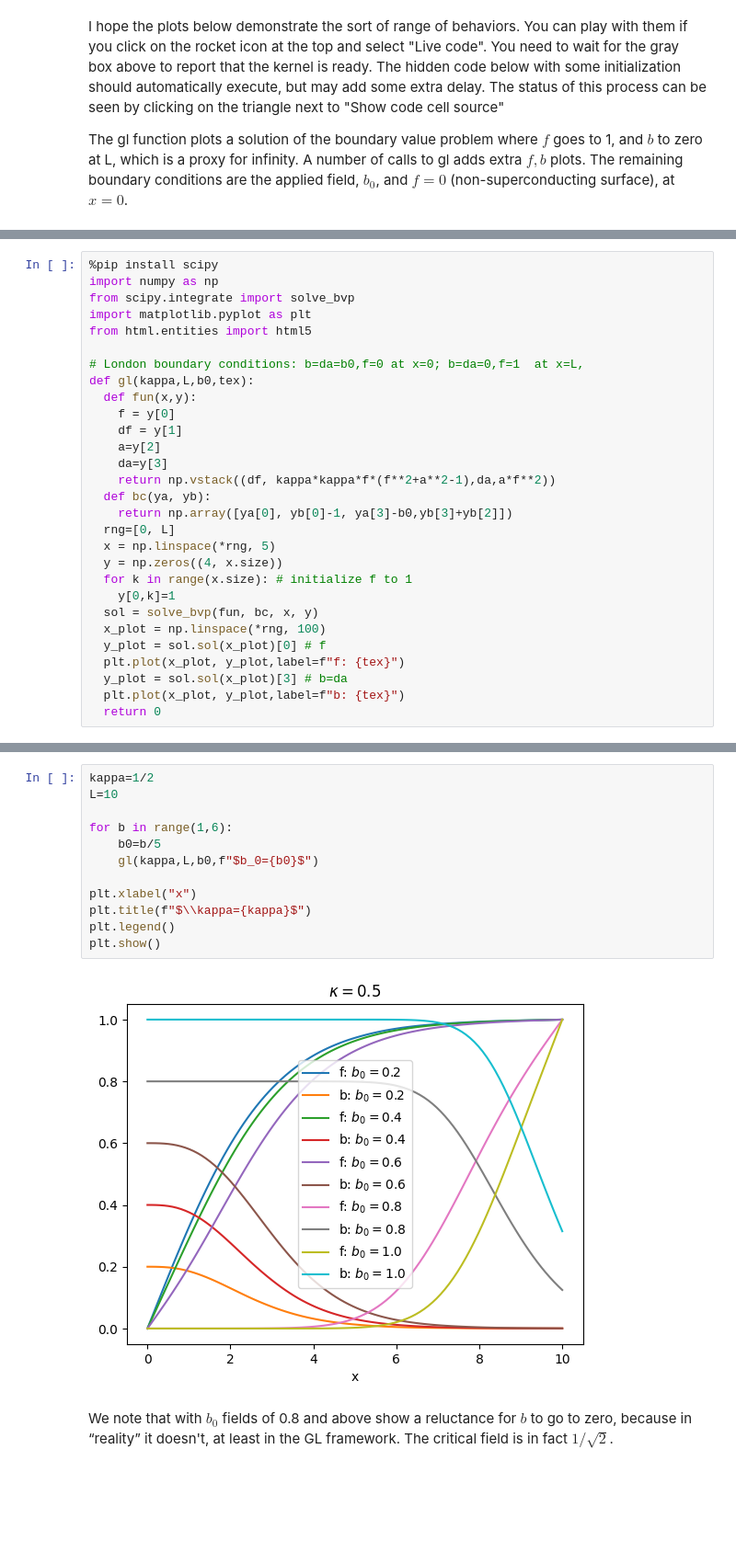
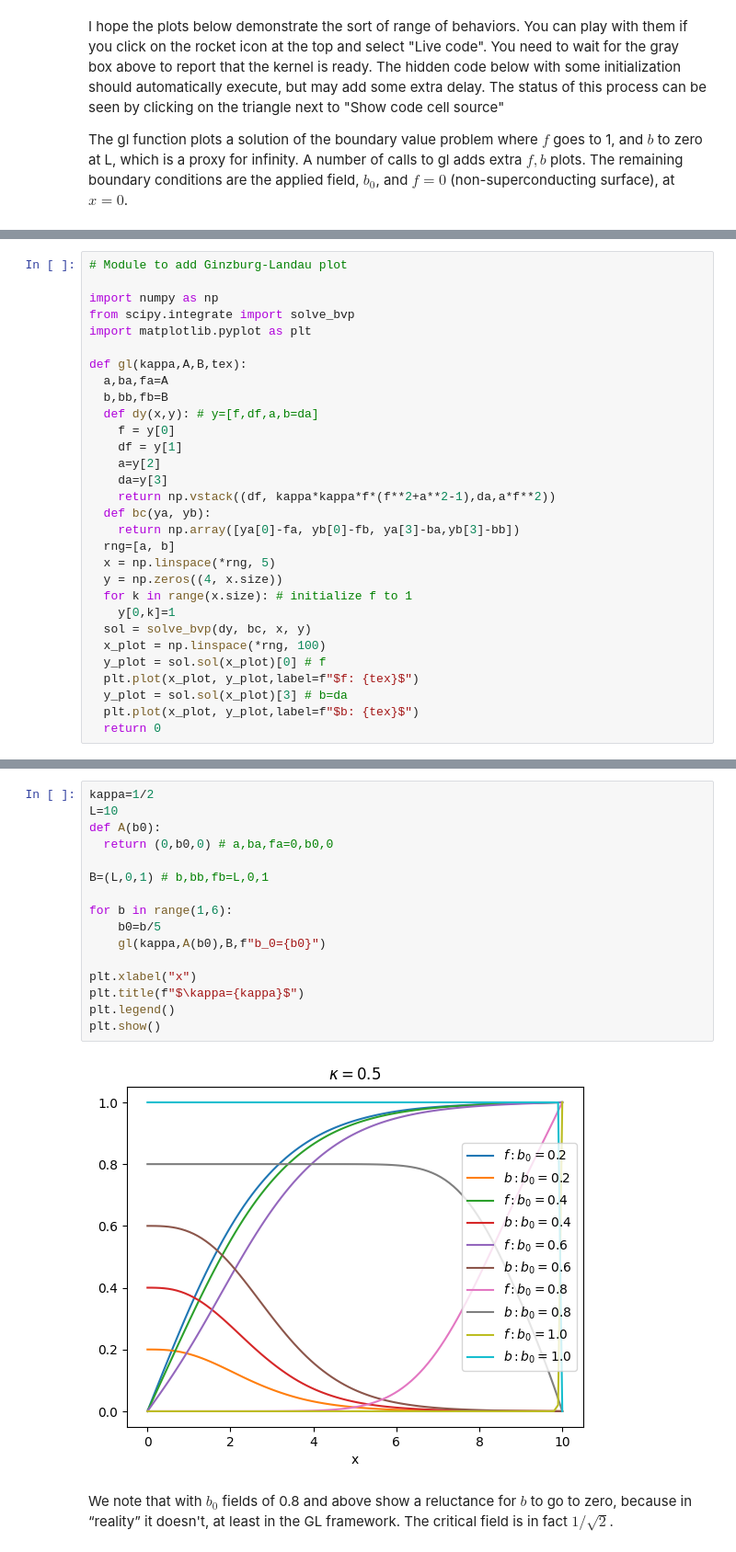
Before and after one commit to drmikecooke/glbook, a Jupyter notebook: meissner.ipynb, the cells around one changed output, grey strips where cells are left out. Shown: that part at 92% size. Saved outputs shown, nothing was run; the diff lists cells and outputs as text; blank space fills up the shorter version.

```diff
--- a/meissner.ipynb
+++ b/meissner.ipynb
@@ -21,29 +23,30 @@ The gl function plots a solution of the boundary value problem where $f$ goes to
 # %%
-%pip install scipy
+# Module to add Ginzburg-Landau plot
+
 import numpy as np
 from scipy.integrate import solve_bvp
 import matplotlib.pyplot as plt
-from html.entities import html5
 
-# London boundary conditions: b=da=b0,f=0 at x=0; b=da=0,f=1  at x=L,
-def gl(kappa,L,b0,tex):
-  def fun(x,y):
+def gl(kappa,A,B,tex):
+  a,ba,fa=A
+  b,bb,fb=B
+  def dy(x,y): # y=[f,df,a,b=da]
     f = y[0]
     df = y[1]
     a=y[2]
     da=y[3]
     return np.vstack((df, kappa*kappa*f*(f**2+a**2-1),da,a*f**2))
   def bc(ya, yb):
-    return np.array([ya[0], yb[0]-1, ya[3]-b0,yb[3]+yb[2]])
-  rng=[0, L]
+    return np.array([ya[0]-fa, yb[0]-fb, ya[3]-ba,yb[3]-bb])
+  rng=[a, b]
   x = np.linspace(*rng, 5)
   y = np.zeros((4, x.size))
   for k in range(x.size): # initialize f to 1
     y[0,k]=1
-  sol = solve_bvp(fun, bc, x, y)
+  sol = solve_bvp(dy, bc, x, y)
   x_plot = np.linspace(*rng, 100)
   y_plot = sol.sol(x_plot)[0] # f
-  plt.plot(x_plot, y_plot,label=f"f: {tex}")
+  plt.plot(x_plot, y_plot,label=f"$f: {tex}$")
   y_plot = sol.sol(x_plot)[3] # b=da
-  plt.plot(x_plot, y_plot,label=f"b: {tex}")
+  plt.plot(x_plot, y_plot,label=f"$b: {tex}$")
   return 0
@@ -55,16 +55,20 @@ Note: you may need to restart the kernel to use updated packages.
 # %%
 kappa=1/2
 L=10
+def A(b0):
+  return (0,b0,0) # a,ba,fa=0,b0,0
+
+B=(L,0,1) # b,bb,fb=L,0,1
 
 for b in range(1,6):
     b0=b/5
-    gl(kappa,L,b0,f"$b_0={b0}$")
+    gl(kappa,A(b0),B,f"b_0={b0}")
 
 plt.xlabel("x")
-plt.title(f"$\\kappa={kappa}$")
+plt.title(f"$\kappa={kappa}$")
 plt.legend()
 plt.show()
 # %% [output]
-[figure, old version]
+[figure, new version]
 # %% [markdown]
 We note that with $b_0$ fields of 0.8 and above show a reluctance for $b$ to go to zero, because in &ldquo;reality&rdquo; it doesn't, at least in the GL framework. The critical field is in fact $1/\sqrt2$.
```
Also changed, not shown: parts of 5 cells of this notebook, 40 other files.
